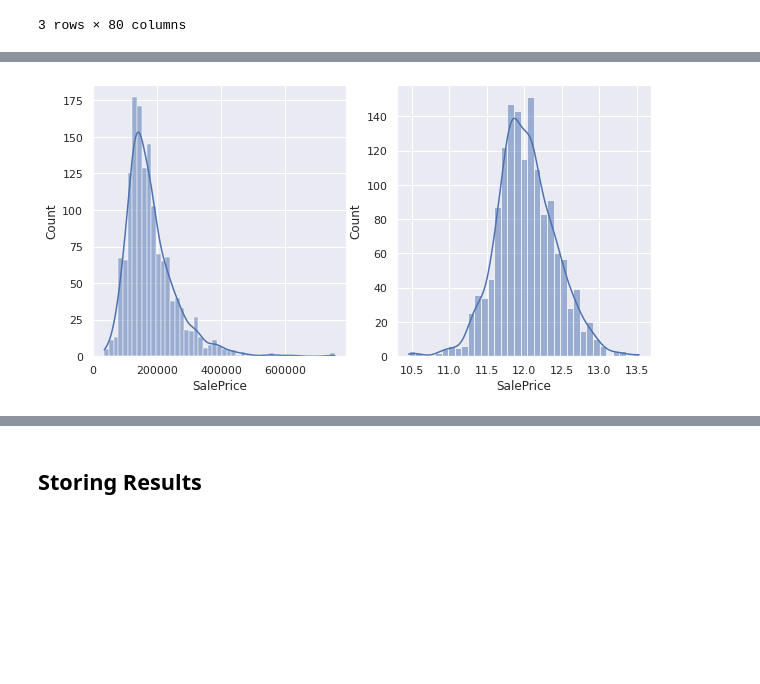
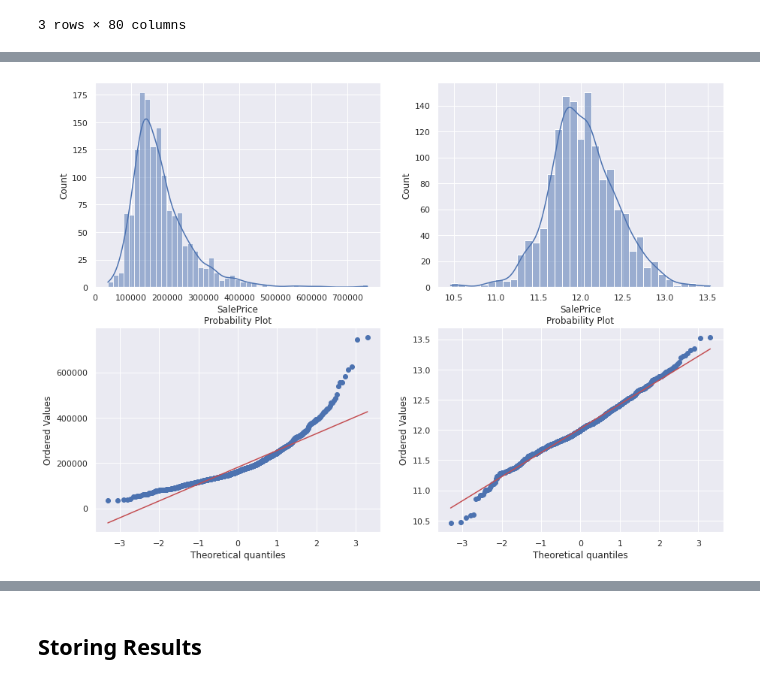
Before and after one commit to QazyBi/data-science-projects, a Jupyter notebook: house-prices/notebooks/eda.ipynb, the cells around one changed output, grey strips where cells are left out. Drawn from its saved outputs; the diff is of its cells as text; code cells hidden in the pictures; blank space fills up the shorter version.

```diff
--- a/house-prices/notebooks/eda.ipynb
+++ b/house-prices/notebooks/eda.ipynb
@@ -124,0 +126,15 @@ train.head(3)
+# %%
+cat_cols = set(train.columns) - set(num_cols)
+# %%
+# fill null values of numerical features with mean
+for col in num_cols:
+    if col == 'SalePrice':
+        continue
+
+    train[col].fillna(train[col].mean(), inplace=True)
+    test[col].fillna(test[col].mean(), inplace=True)
+# %%
+# fill null values of categorical features with mode
+for col in cat_cols:
+    train[col].fillna(train[col].mode()[0], inplace=True)
+    test[col].fillna(test[col].mode()[0], inplace=True)
@@ -124,0 +167,2 @@ train.head(3)
+# %%
+train.drop([524, 1299], inplace=True)
@@ -204,9 +302,15 @@ plt.show();
 # %%
+# normalize skewness of the SalePrice feature
+
 # combination of histogram and kdeplot
-fig, (ax1, ax2) = plt.subplots(1, 2, figsize=(10, 5))
+fig, ((ax1, ax2), (ax3, ax4)) = plt.subplots(2, 2, figsize=(15, 11))
 
 sns.histplot(train['SalePrice'], ax=ax1, kde=True);
 sns.histplot(np.log(train['SalePrice']), ax=ax2, kde=True);
+
+# probability plot
+stats.probplot(train['SalePrice'], plot=ax3);
+stats.probplot(np.log(train['SalePrice']), plot=ax4);
 # %% [output]
-[figure, old version]
+[figure, new version]
 # %%
```
Also changed, not shown: parts of 73 cells of this notebook, 12 other files.
